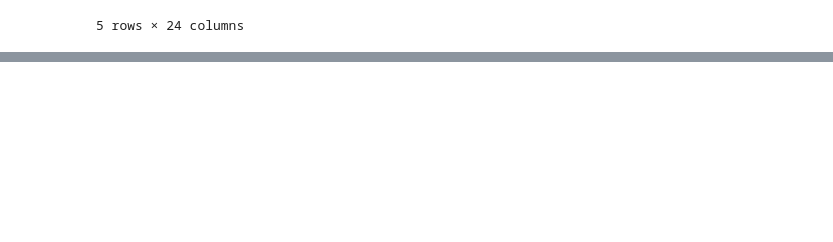
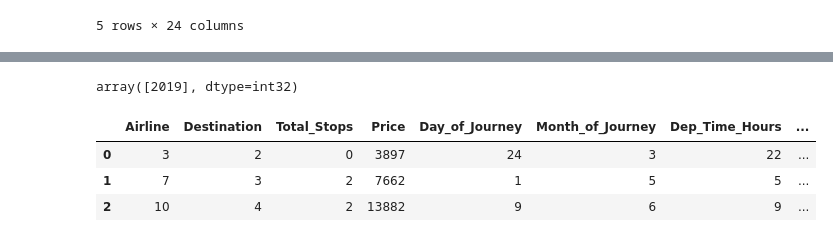
Before and after one commit to suyogshresthaa/Flight-Fare-Prediction-System, a Jupyter notebook: flight_price_prediction.ipynb, the cells around one changed output, grey strips where cells are left out. Cells and saved outputs as stored; diff of their text form; code cells hidden in the pictures; blank space fills up the shorter version.

```diff
--- a/flight_price_prediction.ipynb
+++ b/flight_price_prediction.ipynb
@@ -494,0 +548,19 @@ df_train_copy.head(5)
+# %%
+df_train_copy['Year_of_Journey'].unique()
+# %% [output]
+array([2019], dtype=int32)
+# %%
+## the Additional_Info features mostly contains no info so we drop it
+## the Route is basically Stops so we drop Route
+## Date_of_Journey, Duration_Total_Minutes, and Duration is dropped because we've already extracted the info
+## Source is already ohe
+## Year_of_Journey is always 2019
+
+df_train_copy.drop(columns=['Date_of_Journey', 'Duration_Total_Minutes', 'Duration', 'Additional_Info', 'Year_of_Journey','Route', 'Source'], axis=1, inplace=True)
+# %%
+df_train_copy.head(3)
+# %% [output]
+|  | Airline | Destination | Total_Stops | Price | Day_of_Journey | Month_of_Journey | Dep_Time_Hours | ... |
+| 0 | 3 | 2 | 0 | 3897 | 24 | 3 | 22 | ... |
+| 1 | 7 | 3 | 2 | 7662 | 1 | 5 | 5 | ... |
+| 2 | 10 | 4 | 2 | 13882 | 9 | 6 | 9 | ... |
```
Also changed, not shown: parts of 10 cells of this notebook.
